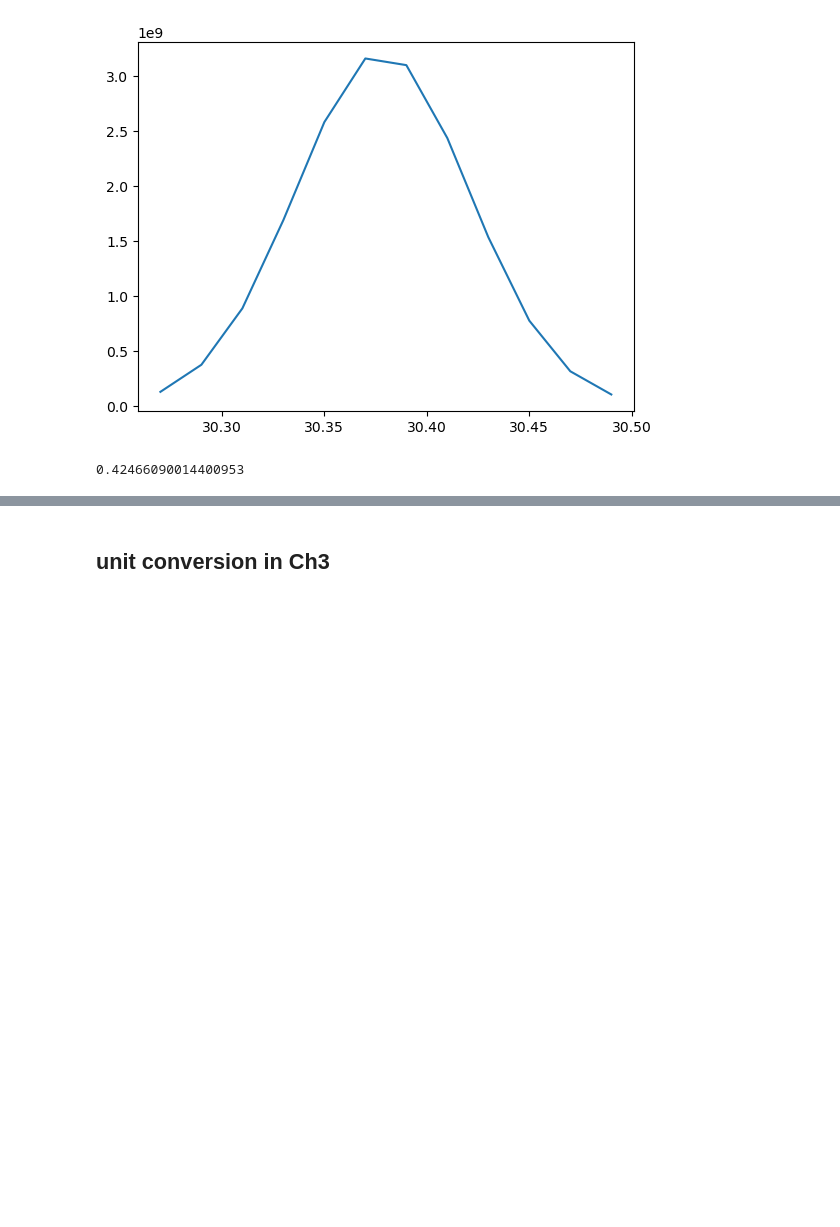
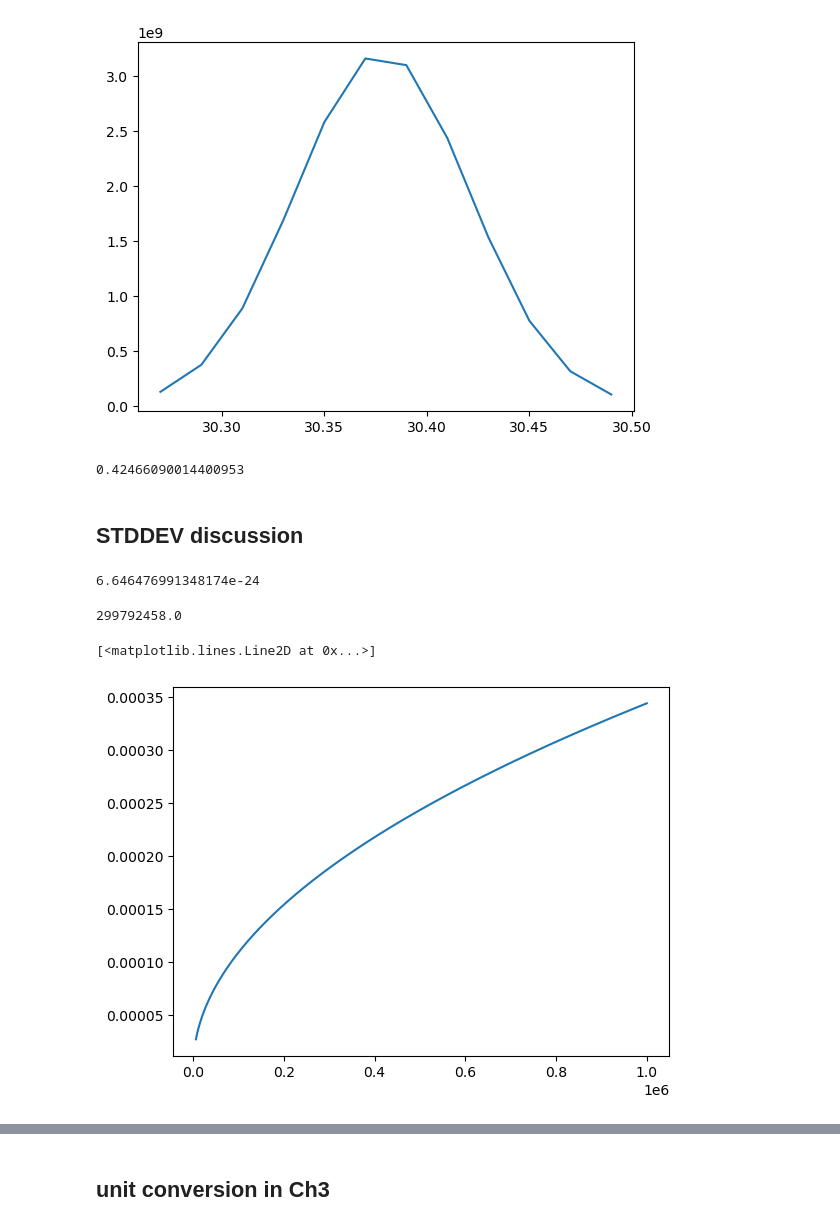
Before and after one commit to MaoChengzhi/EVE-spectrum-correction, a Jupyter notebook: Chapter4_year/data_process/AIA_basic.ipynb, the cells around one changed output, grey strips where cells are left out. Saved outputs shown, nothing was run; the diff lists cells and outputs as text; code cells hidden in the pictures; blank space fills up the shorter version.

```diff
--- a/Chapter4_year/data_process/AIA_basic.ipynb
+++ b/Chapter4_year/data_process/AIA_basic.ipynb
@@ -789,3 +789,34 @@ plt.plot(wavelength_list_aia_absolute,calculate_DN(aia_adjusted_map))
 gaussian_fwhm_to_sigma
 # %% [output]
 0.42466090014400953
+# %% [markdown]
+## STDDEV discussion
+# %%
+from chempy import Substance
+from scipy.constants import Avogadro,Boltzmann,c
+
+substance = Substance.from_formula('He')  # Specify the chemical formula
+molecular_mass = substance.mass/Avogadro
+print(molecular_mass)
+# %% [output]
+6.646476991348174e-24
+# %%
+c
+# %% [output]
+299792458.0
+# %%
+
+mean=30.37
+T=6000
+stddev=2*mean*np.sqrt(2*np.log(2)*Boltzmann*T/(molecular_mass*c**2))
+# %%
+# Doppler 展宽
+def FWHM(T):
+    return 2*mean*np.sqrt(2*np.log(2)*Boltzmann*T/(molecular_mass*c**2))
+# %%
+T=np.linspace(6e3,1e6,1000)
+fig,ax=plt.subplots()
+ax.plot(T,FWHM(T))
+# %% [output]
+[<matplotlib.lines.Line2D at 0x...>]
+[figure, added]
```
Also changed, not shown: parts of 2 cells of this notebook, 1 other file.
